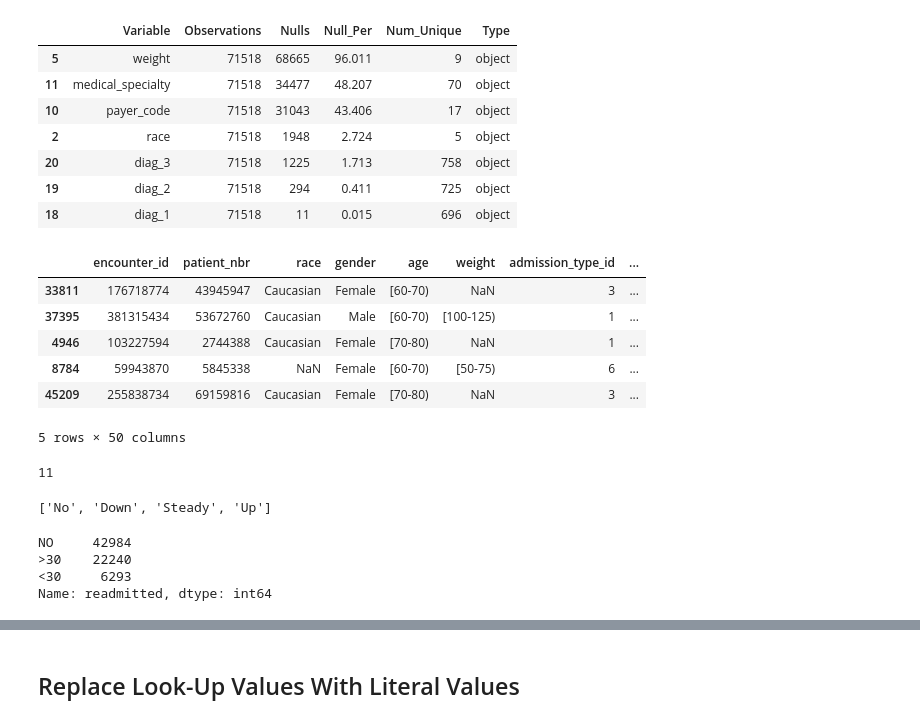
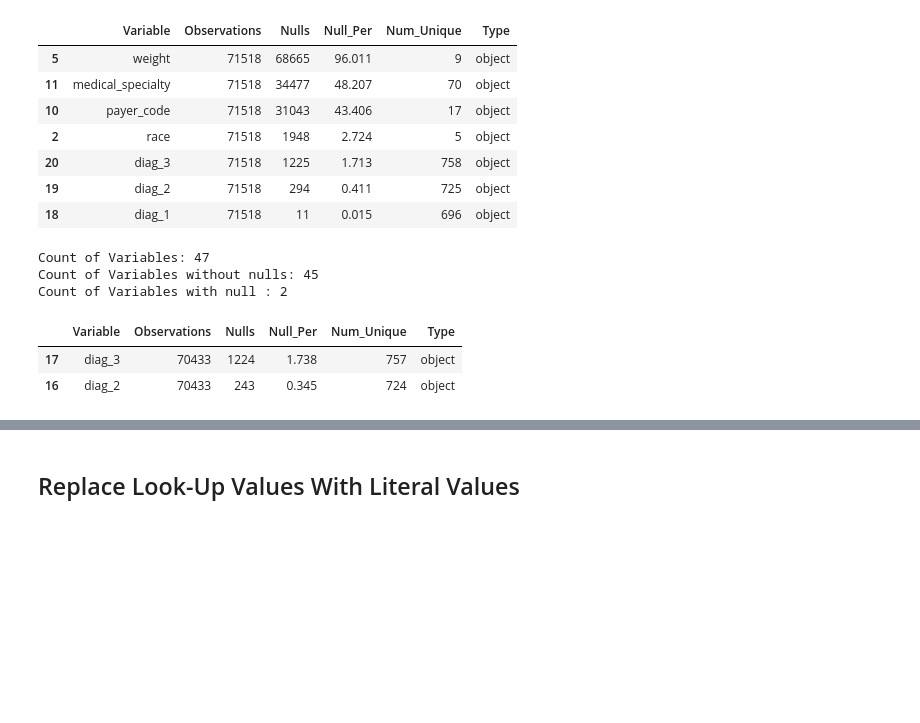
Before and after one commit to bcullinan32/ML_Course, a Jupyter notebook: Class-Data-Clean-Up.ipynb, the cells around one changed output, grey strips where cells are left out. Drawn from its saved outputs; the diff is of its cells as text; code cells hidden in the pictures; blank space fills up the shorter version.

```diff
--- a/Class-Data-Clean-Up.ipynb
+++ b/Class-Data-Clean-Up.ipynb
@@ -268,15 +243,5 @@ Count of Variables with null : 7
 | 20 | diag_3 | 71518 | 1225 | 1.713 | 758 | object |
 | 19 | diag_2 | 71518 | 294 | 0.411 | 725 | object |
 | 18 | diag_1 | 71518 | 11 | 0.015 | 696 | object |
-# %%
-mainData.sample(5)
-# %% [output]
-|  | encounter_id | patient_nbr | race | gender | age | weight | admission_type_id | ... |
-| 33811 | 176718774 | 43945947 | Caucasian | Female | [60-70) | NaN | 3 | ... |
-| 37395 | 381315434 | 53672760 | Caucasian | Male | [60-70) | [100-125) | 1 | ... |
-| 4946 | 103227594 | 2744388 | Caucasian | Female | [70-80) | NaN | 1 | ... |
-| 8784 | 59943870 | 5845338 | NaN | Female | [60-70) | [50-75) | 6 | ... |
-| 45209 | 255838734 | 69159816 | Caucasian | Female | [70-80) | NaN | 3 | ... |
-5 rows × 50 columns
 # %%
 # Null Clean-Up1 -- Fillna's for variables with nulls that have value to keep
@@ -290,8 +252,3 @@ mainData = mainData.drop(columns=['weight','payer_code'])
-# %%
-#mainData['diag_1'].value_counts(dropna=False)
-mainData['diag_1'].isna().sum()
-# %% [output]
-11
 # %%
 # Diag Clean-Up
 ## If diag_2 is null, then use diag_3.  If diag_1 is null, then use diag_2
@@ -303 +271,12 @@ mainData = mainData.dropna(subset=['diag_1'])
+# %%
+# Re-Run Null Summary
+nullSummary = nullAnalysis2(mainData)
+nullSummary
+# %% [output]
+Count of Variables: 47
+Count of Variables without nulls: 45
+Count of Variables with null : 2
+|  | Variable | Observations | Nulls | Null_Per | Num_Unique | Type |
+| 17 | diag_3 | 70433 | 1224 | 1.738 | 757 | object |
+| 16 | diag_2 | 70433 | 243 | 0.345 | 724 | object |
 # %%
@@ -317,10 +296,6 @@ order = ['No','Down','Steady','Up']
 
 ## Execute
 mainData  = OrdinalEncoderFunc(df,listOfVars,order)
-# %%
-order
-# %% [output]
-['No', 'Down', 'Steady', 'Up']
 # %%
 # Add Variable For Number of Medications
 
@@ -336,12 +311,3 @@ mainData['num_of_meds'] = mainData[medCols].ne(0).sum(axis=1)
 mainData.insert(48,"med_level_direction", 0)
 mainData['med_level_direction'] = ((mainData[medCols] == 1).sum(axis=1)*-1) + \
                                   (mainData[medCols] == 3).sum(axis=1)
-# %%
-#mainData['A1Cresult'].value_counts(dropna=False)
-#mainData['max_glu_serum'].value_counts(dropna=False)
-mainData['readmitted'].value_counts(ascending=False)
-# %% [output]
-NO     42984
->30    22240
-<30     6293
-Name: readmitted, dtype: int64
```
Also changed, not shown: parts of 16 cells of this notebook.
